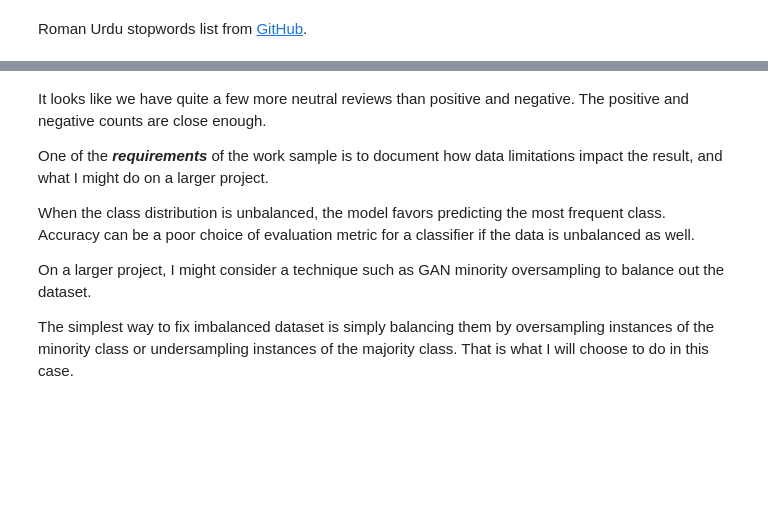
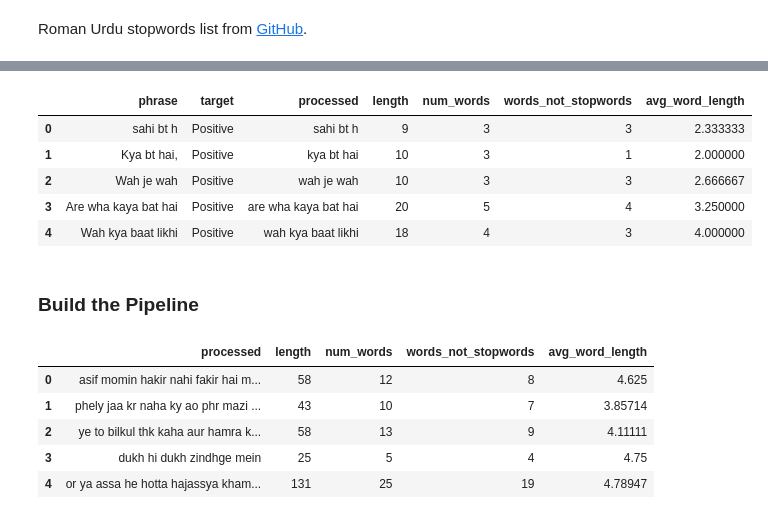
Before and after one commit to bryanfree66/AIPND_image_classification, a Jupyter notebook: sentiment_analysis_sample.ipynb, the cells around one changed output, grey strips where cells are left out. Cells and saved outputs as stored; diff of their text form; code cells hidden in the pictures; blank space fills up the shorter version.

```diff
--- a/sentiment_analysis_sample.ipynb
+++ b/sentiment_analysis_sample.ipynb
@@ -167,18 +236,20 @@ phrase_labels = original_data[target_col].tolist()
 # %% [markdown]
 Roman Urdu stopwords list from [GitHub](https://github.com/mirfan899/roman-urdu-stopwords/blob/master/stopwords.txt).
 # %%
-roman_urdo_stop_words = ['ai', 'ayi', 'hy', 'hai', 'main', 'ki', 'tha',
-                         'koi', 'ko', 'sy', 'woh' , 'bhi', 'aur', 'wo',
-                         'yeh', 'rha', 'hota', 'ho', 'ga', 'ka', 'le',
-                         'lye' , 'kr', 'kar', 'lye', 'liye', 'hotay', 'waisay',
-                         'gya', 'gaya', 'kch', 'ab','thy', 'thay', 'houn',
-                         'hain', 'han', 'to', 'is', 'hi', 'jo', 'kya', 'thi',
-                         'se', 'pe', 'phr', 'wala', 'waisay', 'us', 'na',
-                         'ny', 'hun', 'rha', 'raha', 'ja', 'rahay', 'abi',
-                         'uski', 'ne', 'haan', 'acha', 'nai', 'sent', 'photo',
-                         'you', 'kafi', 'gai', 'rhy', 'kuch', 'jata', 'aye',
-                         'ya', 'dono', 'hoa', 'aese', 'de', 'wohi', 'jati',
-                         'jb', 'krta', 'lg', 'rahi', 'hui', 'karna', 'krna',
-                         'gi', 'hova', 'yehi', 'jana', 'jye', 'chal', 'mil',
-                         'tu', 'hum', 'par', 'hay', 'kis', 'sb', 'gy', 'dain',
-                         'krny', 'tou']
+stopwords_list = ['ai', 'ayi', 'hy', 'hai', 'main', 'ki', 'tha', 'koi', 'ko',
+                  'sy', 'woh', 'bhi', 'aur', 'wo', 'yeh', 'rha', 'hota', 'ho',
+                  'ga', 'ka', 'le', 'lye', 'kr', 'kar', 'lye', 'liye',
+                  'hotay', 'waisay', 'gya', 'gaya', 'kch', 'ab', 'thy', 'thay',
+                  'houn', 'hain', 'han', 'to', 'is', 'hi', 'jo', 'kya', 'thi',
+                  'se', 'pe', 'phr', 'wala', 'waisay', 'us', 'na', 'ny', 'hun',
+                  'rha', 'raha', 'ja', 'rahay', 'abi', 'uski', 'ne', 'haan',
+                  'acha', 'nai', 'sent', 'photo', 'you', 'kafi', 'gai', 'rhy',
+                  'kuch', 'jata', 'aye', 'ya', 'dono', 'hoa', 'aese', 'de',
+                  'wohi', 'jati', 'jb', 'krta', 'lg', 'rahi', 'hui', 'karna',
+                  'krna', 'gi', 'hova', 'yehi', 'jana', 'jye', 'chal', 'mil',
+                  'tu', 'hum', 'par', 'hay', 'kis', 'sb', 'gy', 'dain', 'krny',
+                  'tou']
+
+stopwords = set(stopwords_list)
+col_names = ['phrase', 'target', 'unexpected']
+target_values = ['Positive', 'Negative', 'Neutral']
@@ -217,10 +256,14 @@ sns.countplot(y=original_data.target);
-# %% [markdown]
-It looks like we have quite a few more neutral reviews than positive and negative. The positive and negative counts are close enough.
-
-One of the ***requirements*** of the work sample is to document how data limitations impact the result, and what I might do on a larger project.
-
-When the class distribution is unbalanced, the model favors predicting the most frequent class. Accuracy can be a poor choice of evaluation metric for a classifier if the data is unbalanced as well.
-
-On a larger project, I might consider a technique such as GAN minority oversampling to balance out the dataset.
-
-The simplest way to fix imbalanced dataset is simply balancing them by oversampling instances of the minority class or undersampling instances of the majority class. That is what I will choose to do in this case.
+# %%
+# Revert to a clean copy
+df = clean_copy.copy()
+df_processed = processing(df, stopwords, col_names, target_values)
+df_processed.head()
+# %% [output]
+|  | phrase | target | processed | length | num_words | words_not_stopwords | avg_word_length |
+| 0 | sahi bt h | Positive | sahi bt h | 9 | 3 | 3 | 2.333333 |
+| 1 | Kya bt hai, | Positive | kya bt hai | 10 | 3 | 1 | 2.000000 |
+| 2 | Wah je wah | Positive | wah je wah | 10 | 3 | 3 | 2.666667 |
+| 3 | Are wha kaya bat hai | Positive | are wha kaya bat hai | 20 | 5 | 4 | 3.250000 |
+| 4 | Wah kya baat likhi | Positive | wah kya baat likhi | 18 | 4 | 3 | 4.000000 |
+# %% [markdown]
+### Build the Pipeline
@@ -226,0 +278,16 @@ The simplest way to fix imbalanced dataset is simply balancing them by oversampl
+# %%
+# Random under-sampling to help balance the data
+rus = RandomUnderSampler(random_state=SEED)
+X_resampled, y_resampled = rus.fit_resample(df_processed[features],
+                                            df_processed[target])
+X_resampled = pd.DataFrame(X_resampled)
+X_resampled.columns = features
+y_resampled = pd.DataFrame(y_resampled)
+X_resampled.head()
+# %% [output]
+|  | processed | length | num_words | words_not_stopwords | avg_word_length |
+| 0 | asif momin hakir nahi fakir hai m... | 58 | 12 | 8 | 4.625 |
+| 1 | phely jaa kr naha ky ao phr mazi ... | 43 | 10 | 7 | 3.85714 |
+| 2 | ye to bilkul thk kaha aur hamra k... | 58 | 13 | 9 | 4.11111 |
+| 3 | dukh hi dukh zindhge mein | 25 | 5 | 4 | 4.75 |
+| 4 | or ya assa he hotta hajassya kham... | 131 | 25 | 19 | 4.78947 |
```
Also changed, not shown: parts of 47 cells of this notebook.
